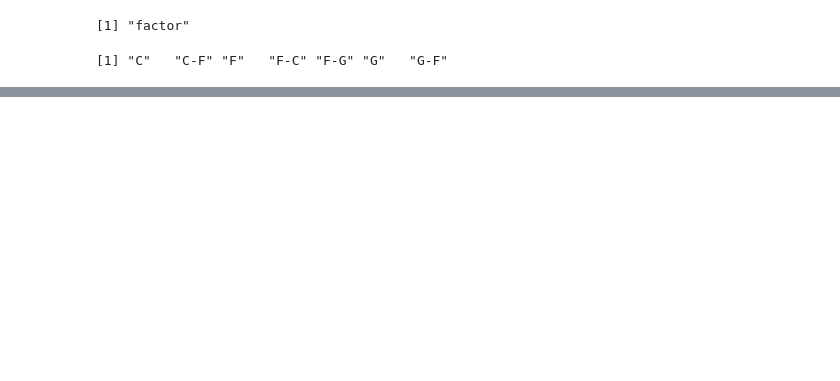
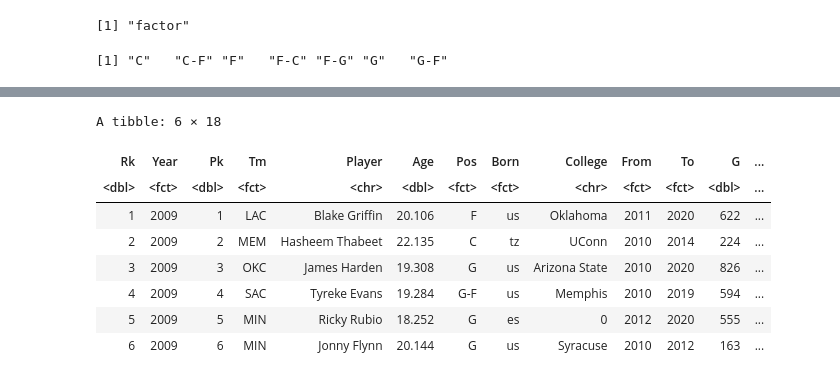
Before and after one commit to rkrzywiecki/python_training, a Jupyter notebook: r-lang/r_test.ipynb, the cells around one changed output, grey strips where cells are left out. Cells and saved outputs as stored; diff of their text form; code cells hidden in the pictures; blank space fills up the shorter version.

Commit message:
head

```diff
--- a/r-lang/r_test.ipynb
+++ b/r-lang/r_test.ipynb
@@ -129,0 +181,12 @@ levels(draft$Pos2)
+# %%
+head(draft)
+# %% [output]
+A tibble: 6 × 18
+| Rk | Year | Pk | Tm | Player | Age | Pos | Born | College | From | To | G | ... |
+| <dbl> | <fct> | <dbl> | <fct> | <chr> | <dbl> | <fct> | <fct> | <chr> | <fct> | <fct> | <dbl> | ... |
+| 1 | 2009 | 1 | LAC | Blake Griffin | 20.106 | F | us | Oklahoma | 2011 | 2020 | 622 | ... |
+| 2 | 2009 | 2 | MEM | Hasheem Thabeet | 22.135 | C | tz | UConn | 2010 | 2014 | 224 | ... |
+| 3 | 2009 | 3 | OKC | James Harden | 19.308 | G | us | Arizona State | 2010 | 2020 | 826 | ... |
+| 4 | 2009 | 4 | SAC | Tyreke Evans | 19.284 | G-F | us | Memphis | 2010 | 2019 | 594 | ... |
+| 5 | 2009 | 5 | MIN | Ricky Rubio | 18.252 | G | es | 0 | 2012 | 2020 | 555 | ... |
+| 6 | 2009 | 6 | MIN | Jonny Flynn | 20.144 | G | us | Syracuse | 2010 | 2012 | 163 | ... |
```
Also changed, not shown: parts of 6 cells of this notebook.
